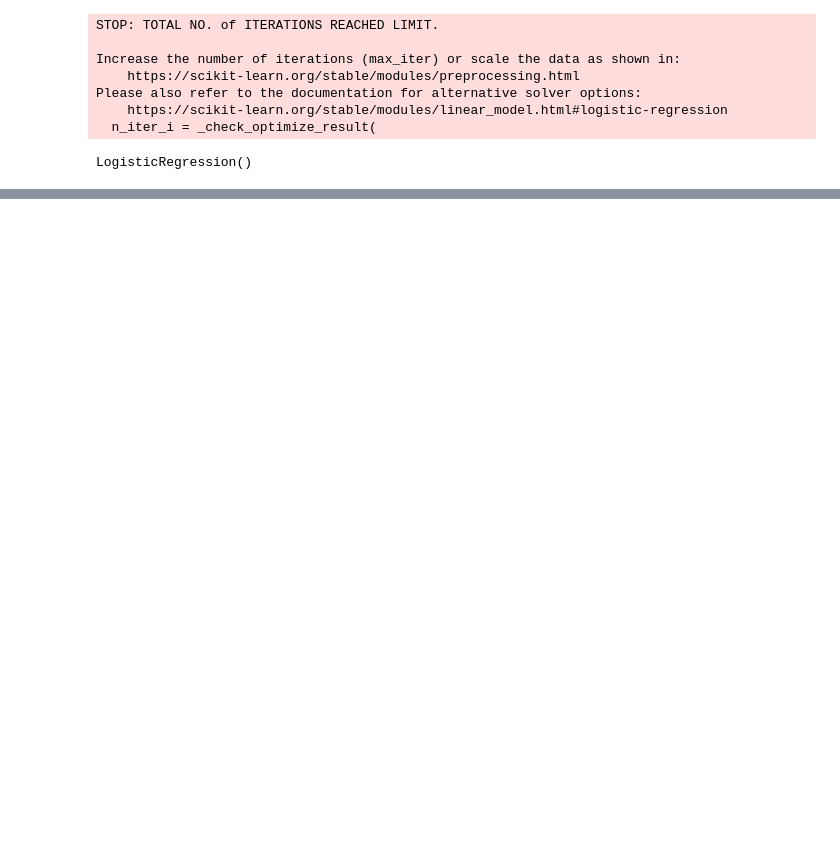
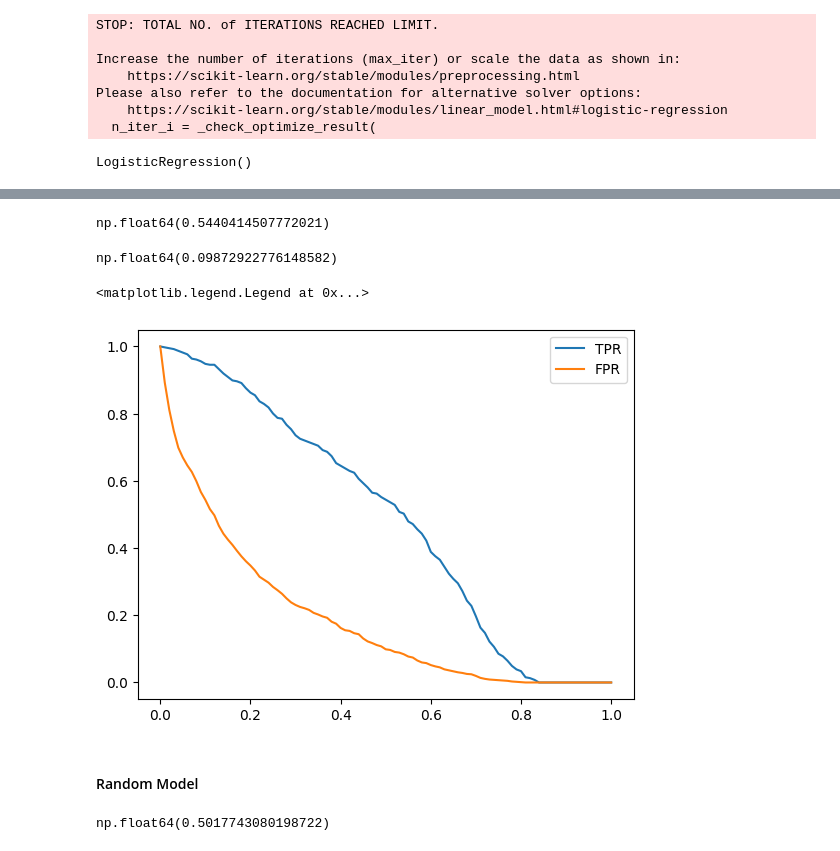
Before and after one commit to Calvincordula/ML-Engineering-Zoomcamp, a Jupyter notebook: 04-Model Evaluation/Churn_prediction_model_evaluation.ipynb, the cells around one changed output, grey strips where cells are left out. Cells and saved outputs as stored; diff of their text form; code cells hidden in the pictures; blank space fills up the shorter version.

```diff
--- a/04-Model Evaluation/Churn_prediction_model_evaluation.ipynb
+++ b/04-Model Evaluation/Churn_prediction_model_evaluation.ipynb
@@ -656,0 +208,3 @@ np.int64(0)
+# %%
+fn = (actual_positive & predicted_negative).sum()
+fn
@@ -656,0 +248,44 @@ np.int64(0)
+# %%
+TPR = tp/(tp+fn)  # TPR is the same as the recall
+TPR
+# %% [output]
+np.float64(0.5440414507772021)
+# %%
+FPR = fp/(fp+tn)
+FPR
+# %% [output]
+np.float64(0.09872922776148582)
+# %%
+scores = []
+
+threshold = np.linspace(0,1,101)
+
+for t in threshold:
+    actual_positive = (y_val == 1)
+    actual_negative = (y_val == 0)
+
+    predicted_positive = (y_pred >= t)
+    predicted_negative = (y_pred < t)
+
+    tp = (actual_positive & predicted_positive).sum()
+    tn = (actual_negative & predicted_negative).sum()
+
+    fp = (actual_negative & predicted_positive).sum()
+    fn = (actual_positive & predicted_negative).sum()
+
+    scores.append((t, tp, tn, fp, fn))
+# %%
+columns = ['threshold', 'tp','tn','fp','fn']
+df_scores = pd.DataFrame(scores, columns= columns)
+# %%
+df_scores['TPR'] = df_scores.tp / (df_scores.tp + df_scores.fn)
+df_scores['FPR'] = df_scores.fp / (df_scores.fp + df_scores.tn)
+# %%
+plt.plot(df_scores.threshold, df_scores['TPR'], label = 'TPR')
+plt.plot(df_scores.threshold, df_scores['FPR'], label = 'FPR')
+plt.legend()
+# %% [output]
+<matplotlib.legend.Legend at 0x...>
+[figure, added]
+# %% [markdown]
+#### Random Model
@@ -656,0 +295,4 @@ np.int64(0)
+# %%
+((y_rand >= 0.5) == y_val).mean()
+# %% [output]
+np.float64(0.5017743080198722)
```
Also changed, not shown: parts of 168 cells of this notebook.
